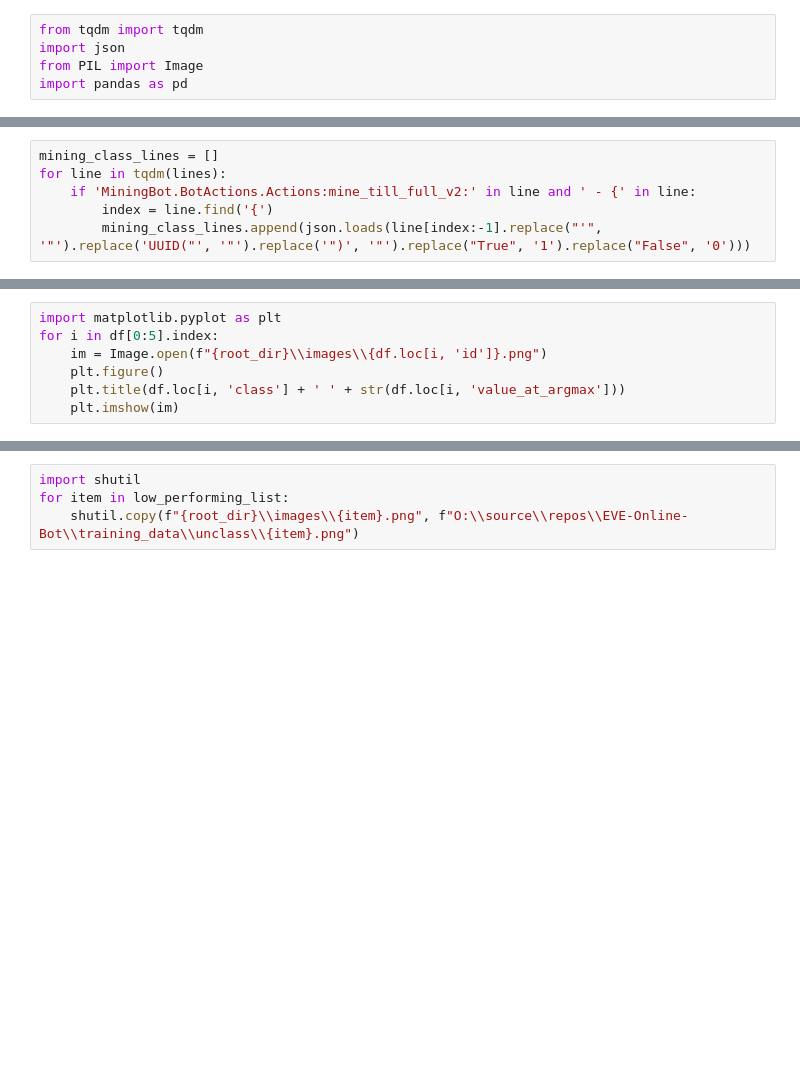
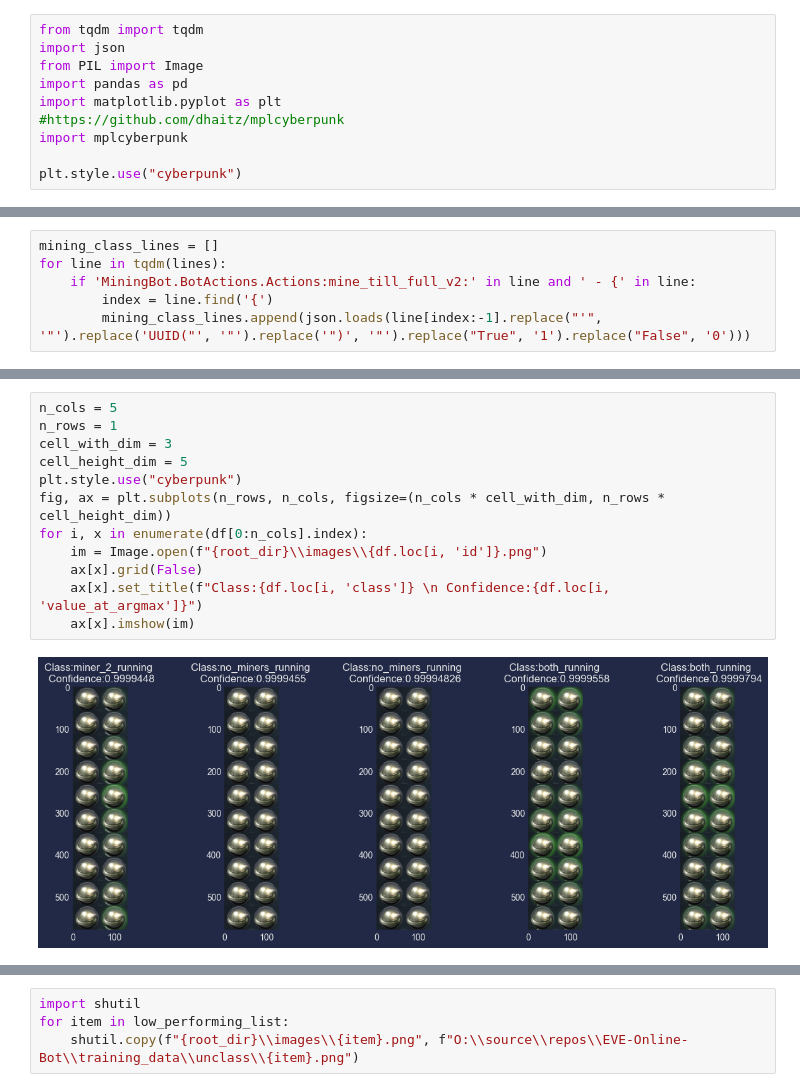
Before and after one commit to darkmatter2222/EVE-Online-Bot, a Jupyter notebook: Experiment/MinerClassAnalysis.ipynb, the cells around one changed output, grey strips where cells are left out. Saved outputs shown, nothing was run; the diff lists cells and outputs as text; blank space fills up the shorter version.

```diff
--- a/Experiment/MinerClassAnalysis.ipynb
+++ b/Experiment/MinerClassAnalysis.ipynb
@@ -3,6 +3,11 @@ from tqdm import tqdm
 import json
 from PIL import Image
 import pandas as pd
+import matplotlib.pyplot as plt
+#https://github.com/dhaitz/mplcyberpunk
+import mplcyberpunk
+
+plt.style.use("cyberpunk")
 # %%
 lines = ''
 root_dir = '\\\\databrick\\Active Server Drive\\log_dir\\eve_miner'
@@ -36,7 +87,0 @@ KeyError: 'value_at_argmax'
-# %%
-import matplotlib.pyplot as plt
-for i in df[0:5].index:
-    im = Image.open(f"{root_dir}\\images\\{df.loc[i, 'id']}.png")
-    plt.figure()
-    plt.title(df.loc[i, 'class'] + ' ' + str(df.loc[i, 'value_at_argmax']))
-    plt.imshow(im)
@@ -49,3 +88,17 @@ for i in df[0:5].index:
+# %%
+n_cols = 5
+n_rows = 1
+cell_with_dim = 3
+cell_height_dim = 5
+plt.style.use("cyberpunk")
+fig, ax = plt.subplots(n_rows, n_cols, figsize=(n_cols * cell_with_dim, n_rows * cell_height_dim))
+for i, x in enumerate(df[0:n_cols].index):
+    im = Image.open(f"{root_dir}\\images\\{df.loc[i, 'id']}.png")
+    ax[x].grid(False)
+    ax[x].set_title(f"Class:{df.loc[i, 'class']} \n Confidence:{df.loc[i, 'value_at_argmax']}")
+    ax[x].imshow(im)
+# %% [output]
+[figure, added]
 # %%
 low_performing_list = df[df['value_at_argmax'] < 0.98]['id'].tolist()
 low_performing_list
```
Also changed, not shown: parts of 7 cells of this notebook, 1 other file.
